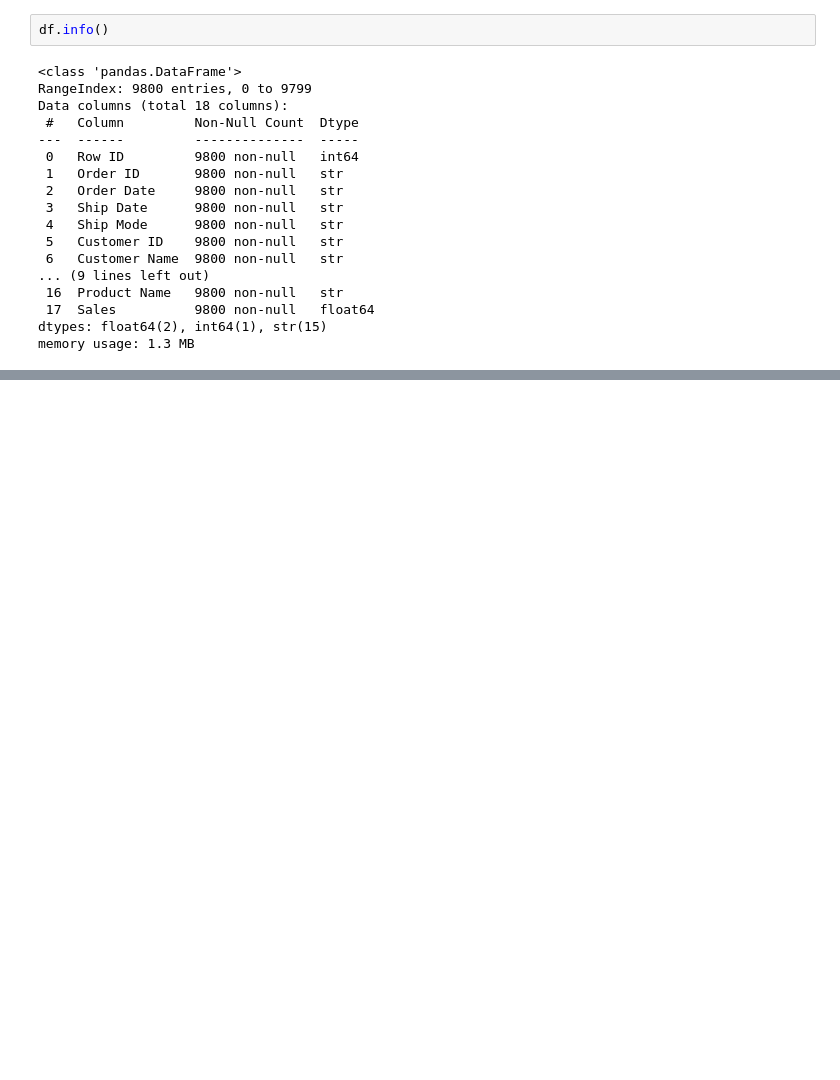
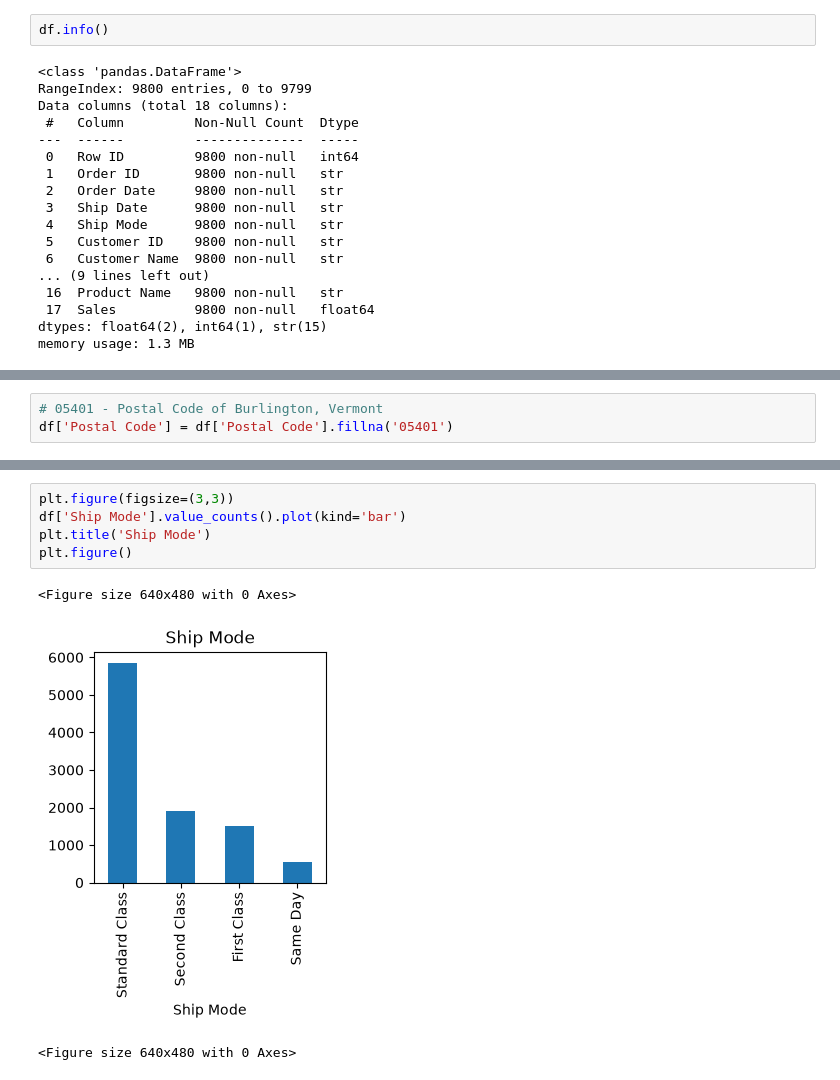
Before and after one commit to bobsi1/auto_report, a Jupyter notebook: notebooks/explore.ipynb, the cells around one changed output, grey strips where cells are left out. Saved outputs shown, nothing was run; the diff lists cells and outputs as text; blank space fills up the shorter version.

```diff
--- a/notebooks/explore.ipynb
+++ b/notebooks/explore.ipynb
@@ -72,0 +107,3 @@ dtype: int64
+# %%
+# 05401 - Postal Code of Burlington, Vermont
+df['Postal Code'] = df['Postal Code'].fillna('05401')
@@ -92,3 +151,12 @@ Sub-Category       17
 Product Name     1849
 Sales            5757
 dtype: int64
+# %%
+plt.figure(figsize=(3,3))
+df['Ship Mode'].value_counts().plot(kind='bar')
+plt.title('Ship Mode')
+plt.figure()
+# %% [output]
+<Figure size 640x480 with 0 Axes>
+[figure, added]
+<Figure size 640x480 with 0 Axes>
```
Also changed, not shown: parts of 11 cells of this notebook.
